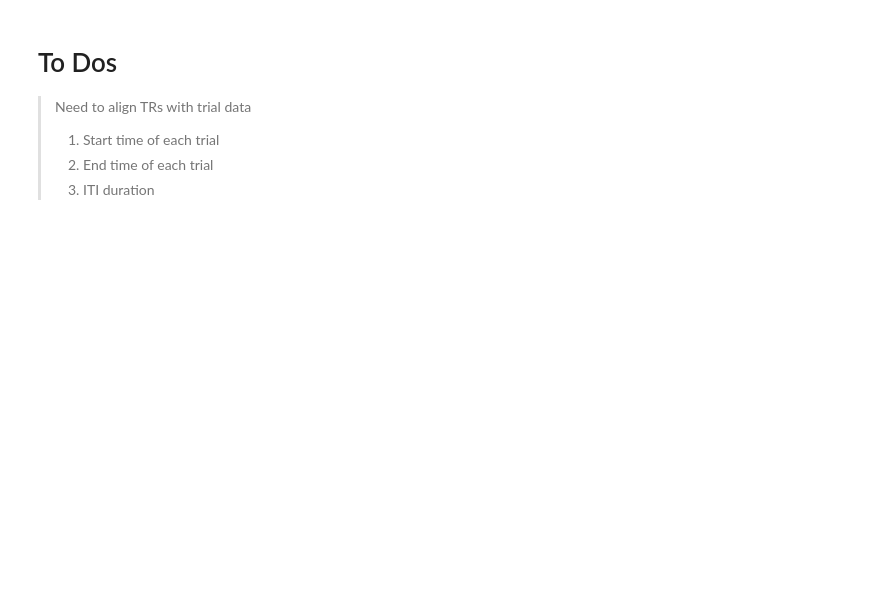
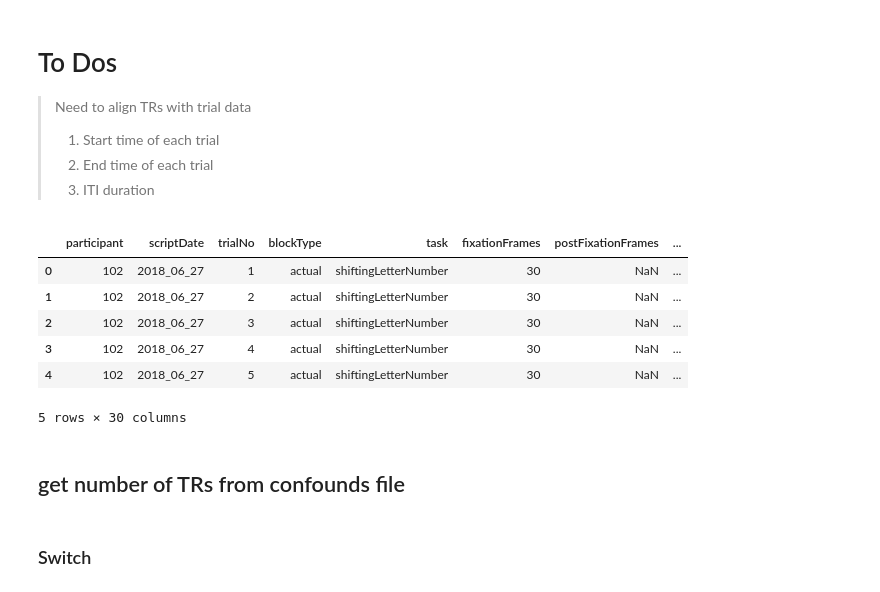
Before and after one commit to danieljwilson/cogReg_fMRI, a Jupyter notebook: 3_experiment/3_3_data_analysis/fr_localizer_neural.ipynb, the cells around one changed output. Drawn from its saved outputs; the diff is of its cells as text; code cells hidden in the pictures; blank space fills up the shorter version.

```diff
--- a/3_experiment/3_3_data_analysis/fr_localizer_neural.ipynb
+++ b/3_experiment/3_3_data_analysis/fr_localizer_neural.ipynb
@@ -181,3 +208,17 @@ ITI Duration
 > 1. Start time of each trial
 > 2. End time of each trial
 > 3. ITI duration
+# %%
+switch_df.head()
+# %% [output]
+|  | participant | scriptDate | trialNo | blockType | task | fixationFrames | postFixationFrames | ... |
+| 0 | 102 | 2018_06_27 | 1 | actual | shiftingLetterNumber | 30 | NaN | ... |
+| 1 | 102 | 2018_06_27 | 2 | actual | shiftingLetterNumber | 30 | NaN | ... |
+| 2 | 102 | 2018_06_27 | 3 | actual | shiftingLetterNumber | 30 | NaN | ... |
+| 3 | 102 | 2018_06_27 | 4 | actual | shiftingLetterNumber | 30 | NaN | ... |
+| 4 | 102 | 2018_06_27 | 5 | actual | shiftingLetterNumber | 30 | NaN | ... |
+5 rows × 30 columns
+# %% [markdown]
+## get number of TRs from confounds file
+# %% [markdown]
+### Switch
```
Also changed, not shown: parts of 29 cells of this notebook.
